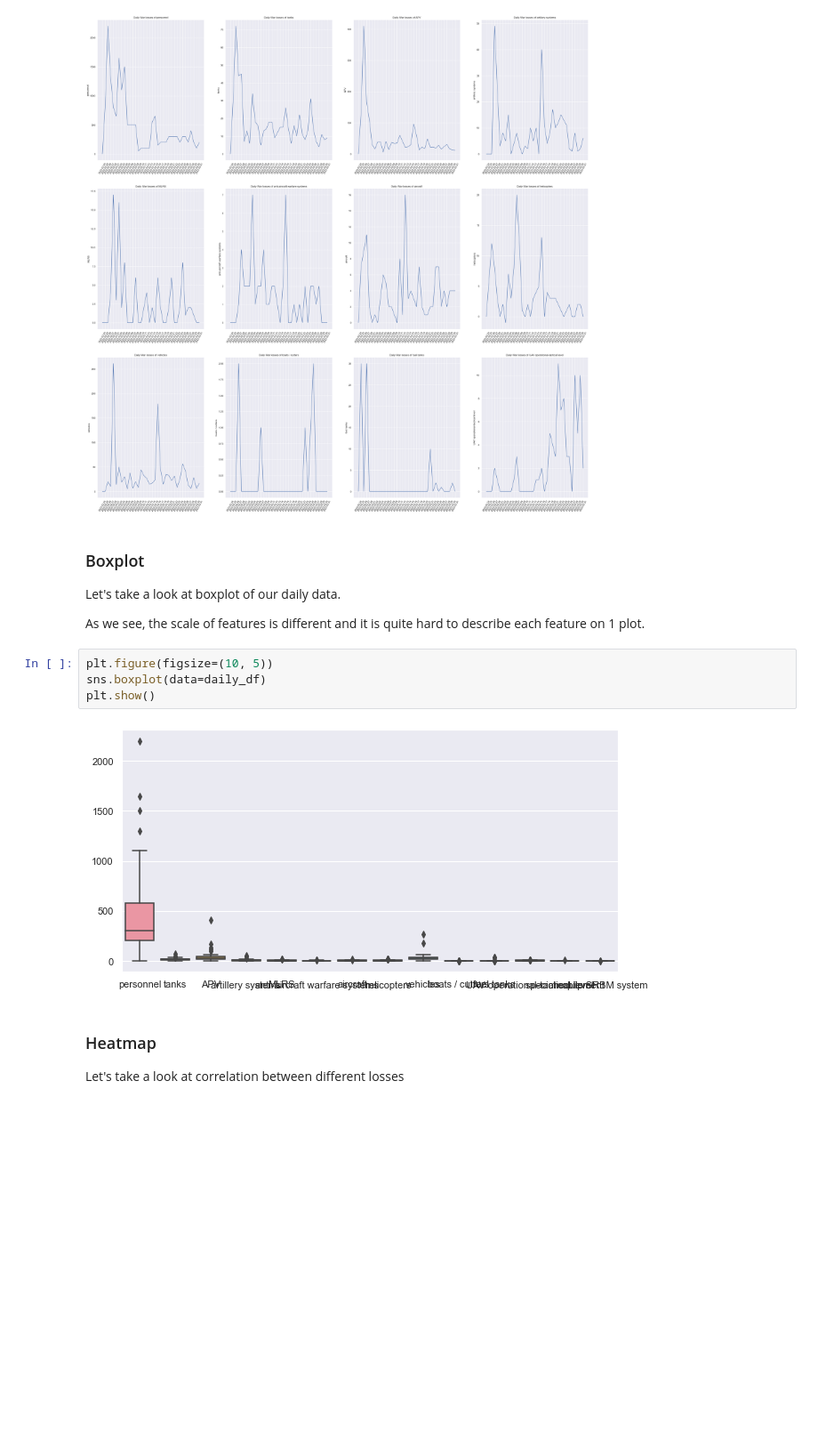
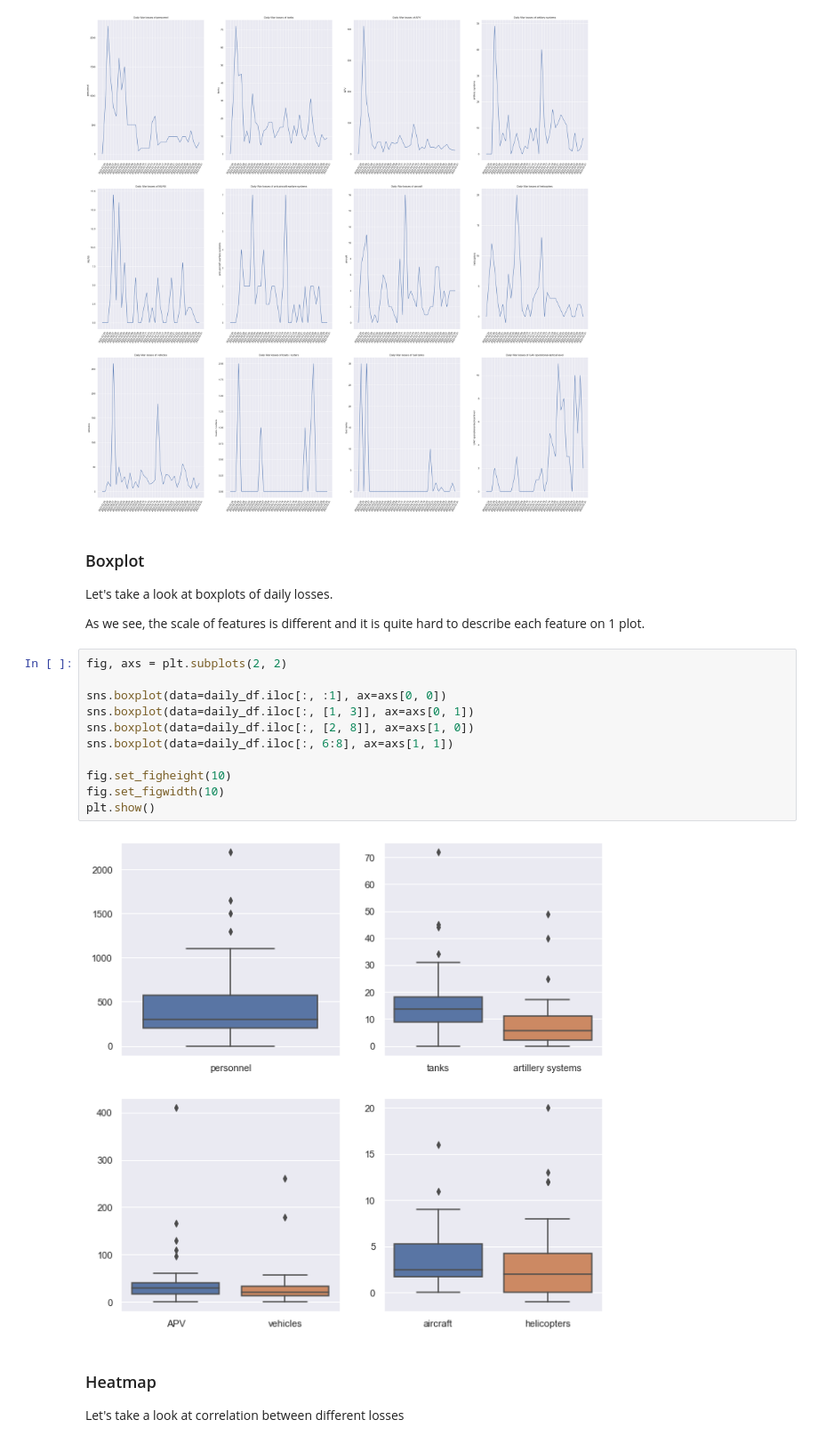
Before and after one commit to Tsalyk/russianInvasionAnalysis, a Jupyter notebook: war_losses.ipynb, the cells around one changed output. Shown at 89% size. Cells and saved outputs as stored; diff of their text form; blank space fills up the shorter version.

Commit message:
upd boxplots

```diff
--- a/war_losses.ipynb
+++ b/war_losses.ipynb
@@ -160,15 +159,22 @@ draw(daily_df, 3, 4, len(daily_df)-1, 'Daily')
 [figure]
 # %% [markdown]
 ### Boxplot
-Let's take a look at boxplot of our daily data.
+Let's take a look at boxplots of daily losses.
 
 As we see, the scale of features is different and it is quite hard to describe each feature on 1 plot.
-# %%
-plt.figure(figsize=(10, 5))
-sns.boxplot(data=daily_df)
-plt.show()
-# %% [output]
-[figure, removed]
+# %%
+fig, axs = plt.subplots(2, 2)
+
+sns.boxplot(data=daily_df.iloc[:, :1], ax=axs[0, 0])
+sns.boxplot(data=daily_df.iloc[:, [1, 3]], ax=axs[0, 1])
+sns.boxplot(data=daily_df.iloc[:, [2, 8]], ax=axs[1, 0])
+sns.boxplot(data=daily_df.iloc[:, 6:8], ax=axs[1, 1])
+
+fig.set_figheight(10)
+fig.set_figwidth(10)
+plt.show()
+# %% [output]
+[figure, added]
 # %% [markdown]
 ### Heatmap
 Let's take a look at correlation between different losses
```
Also changed, not shown: parts of 2 cells of this notebook.
